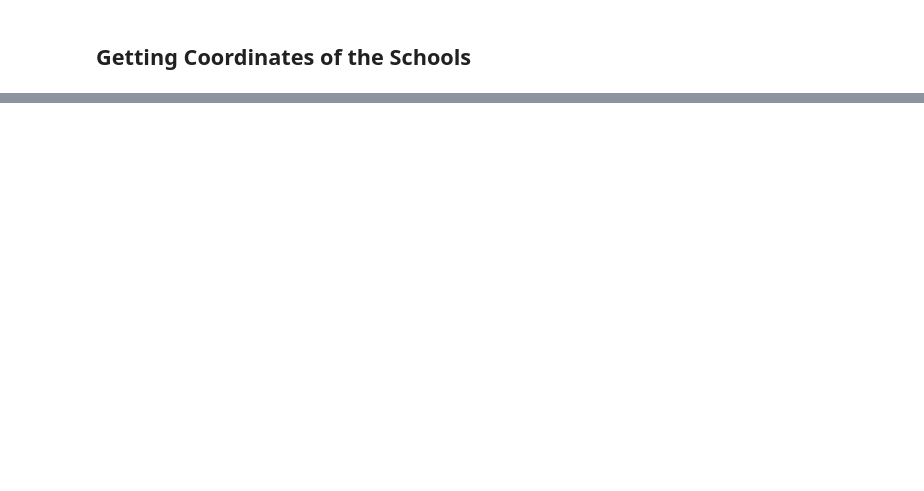
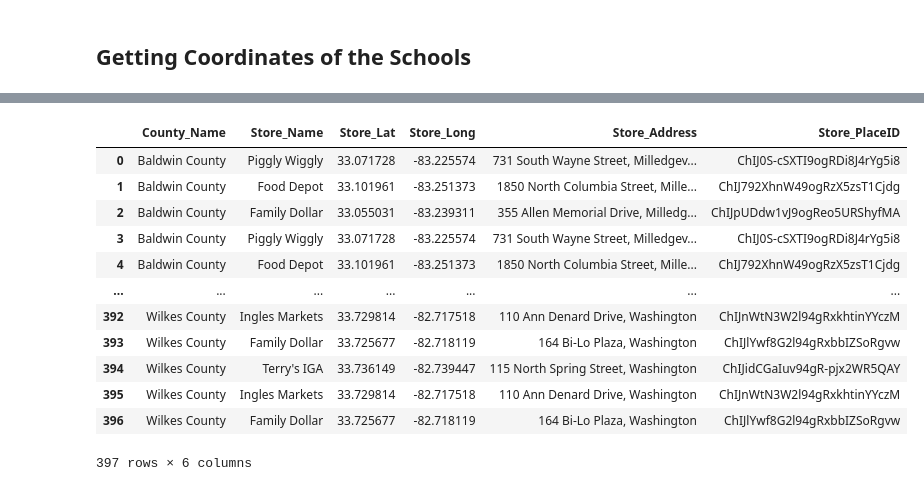
Before and after one commit to sgodkhindi/Project_Map_Food_Deserts, a Jupyter notebook: Food_Deserts_Data.ipynb, the cells around one changed output, grey strips where cells are left out. Drawn from its saved outputs; the diff is of its cells as text; code cells hidden in the pictures; blank space fills up the shorter version.

```diff
--- a/Food_Deserts_Data.ipynb
+++ b/Food_Deserts_Data.ipynb
@@ -166,0 +167,52 @@ store_df
+# %%
+only_stores = []
+for row in school_df.itertuples():
+
+    County_Name = row.County_Name
+    School_Lat = row.Latitude
+    School_Long = row.Longitude
+
+    base_url = "https://maps.googleapis.com/maps/api/place/nearbysearch/json?"
+    params = {"key": gkey,
+          "location": f"{School_Lat},{School_Long}",
+          "radius": 10000,
+          "type": "supermarket"}
+
+    data = requests.get(base_url, params = params).json()
+
+    try:
+        if data['status'] == 'OK':
+            i = 0
+            for row in data:
+                Store_Lat = data['results'][i]['geometry']['location']['lat']
+                Store_Long = data['results'][i]['geometry']['location']['lng']
+                Store_Name = data['results'][i]['name']
+                Store_Address = data['results'][i]['vicinity']
+                Store_PlaceID = data['results'][i]['place_id']
+
+                current_record = [County_Name, Store_Name, Store_Lat, Store_Long, Store_Address, Store_PlaceID]
+                only_stores.append(current_record)
+                i = i + 1
+
+    except IndexError:
+        errors.append('Index Out of Range')
+
+
+
+only_stores_df = pd.DataFrame(only_stores, columns=['County_Name', 'Store_Name','Store_Lat','Store_Long',\
+                                                    'Store_Address','Store_PlaceID'])
+only_stores_df
+# %% [output]
+|  | County_Name | Store_Name | Store_Lat | Store_Long | Store_Address | Store_PlaceID |
+| 0 | Baldwin County | Piggly Wiggly | 33.071728 | -83.225574 | 731 South Wayne Street, Milledgev... | ChIJ0S-cSXTI9ogRDi8J4rYg5i8 |
+| 1 | Baldwin County | Food Depot | 33.101961 | -83.251373 | 1850 North Columbia Street, Mille... | ChIJ792XhnW49ogRzX5zsT1Cjdg |
+| 2 | Baldwin County | Family Dollar | 33.055031 | -83.239311 | 355 Allen Memorial Drive, Milledg... | ChIJpUDdw1vJ9ogReo5URShyfMA |
+| 3 | Baldwin County | Piggly Wiggly | 33.071728 | -83.225574 | 731 South Wayne Street, Milledgev... | ChIJ0S-cSXTI9ogRDi8J4rYg5i8 |
+| 4 | Baldwin County | Food Depot | 33.101961 | -83.251373 | 1850 North Columbia Street, Mille... | ChIJ792XhnW49ogRzX5zsT1Cjdg |
+| ... | ... | ... | ... | ... | ... | ... |
+| 392 | Wilkes County | Ingles Markets | 33.729814 | -82.717518 | 110 Ann Denard Drive, Washington | ChIJnWtN3W2l94gRxkhtinYYczM |
+| 393 | Wilkes County | Family Dollar | 33.725677 | -82.718119 | 164 Bi-Lo Plaza, Washington | ChIJlYwf8G2l94gRxbbIZSoRgvw |
+| 394 | Wilkes County | Terry's IGA | 33.736149 | -82.739447 | 115 North Spring Street, Washington | ChIJidCGaIuv94gR-pjx2WR5QAY |
+| 395 | Wilkes County | Ingles Markets | 33.729814 | -82.717518 | 110 Ann Denard Drive, Washington | ChIJnWtN3W2l94gRxkhtinYYczM |
+| 396 | Wilkes County | Family Dollar | 33.725677 | -82.718119 | 164 Bi-Lo Plaza, Washington | ChIJlYwf8G2l94gRxbbIZSoRgvw |
+397 rows × 6 columns
```
Also changed, not shown: parts of 14 cells of this notebook.
